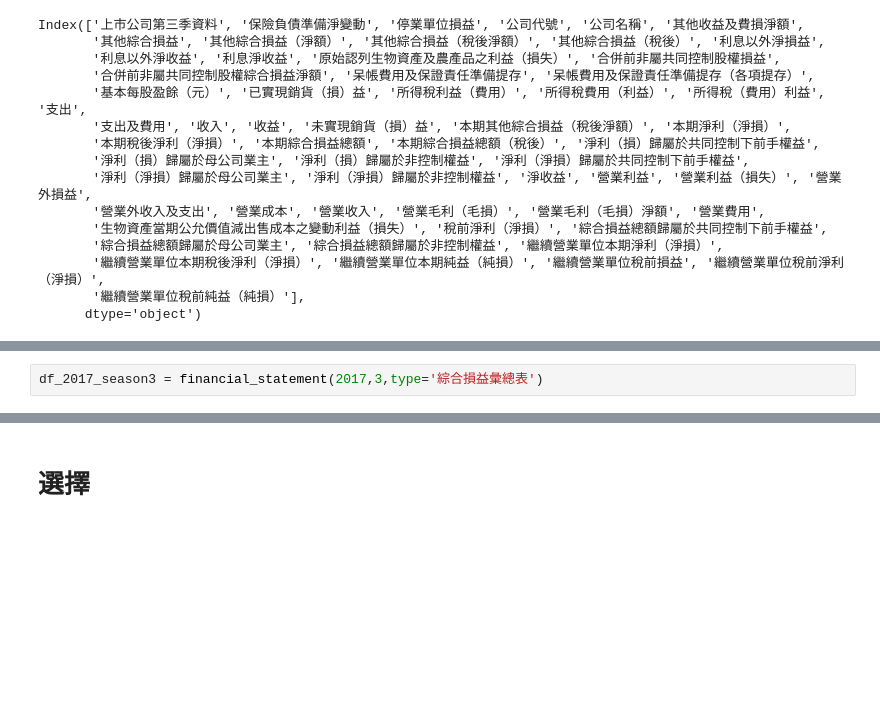
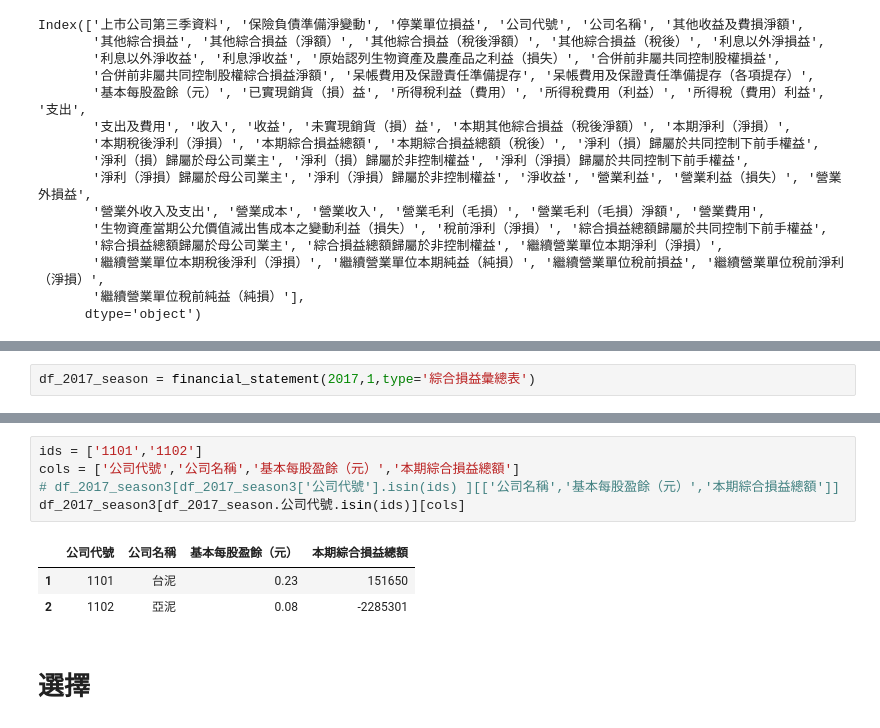
Before and after one commit to ihongChen/StockLab, a Jupyter notebook: twse_analysis.ipynb, the cells around one changed output, grey strips where cells are left out. Drawn from its saved outputs; the diff is of its cells as text; blank space fills up the shorter version.

```diff
--- a/twse_analysis.ipynb
+++ b/twse_analysis.ipynb
@@ -178,4 +172,4 @@ def financial_statement(year, season, type='綜合損益彙總表'):
     df = df[~df['公司代號'].isnull()]
     return df
 # %%
-df_2017_season3 = financial_statement(2017,3,type='綜合損益彙總表')
+df_2017_season = financial_statement(2017,1,type='綜合損益彙總表')
@@ -192,3 +194,12 @@ df_2017_season3.head()
+# %%
+ids = ['1101','1102']
+cols = ['公司代號','公司名稱','基本每股盈餘（元）','本期綜合損益總額']
+# df_2017_season3[df_2017_season3['公司代號'].isin(ids) ][['公司名稱','基本每股盈餘（元）','本期綜合損益總額']]
+df_2017_season3[df_2017_season.公司代號.isin(ids)][cols]
+# %% [output]
+|  | 公司代號 | 公司名稱 | 基本每股盈餘（元） | 本期綜合損益總額 |
+| 1 | 1101 | 台泥 | 0.23 | 151650 |
+| 2 | 1102 | 亞泥 | 0.08 | -2285301 |
 # %% [markdown]
 # 選擇
 # %%
```
Also changed, not shown: parts of 24 cells of this notebook, 2 other files.
